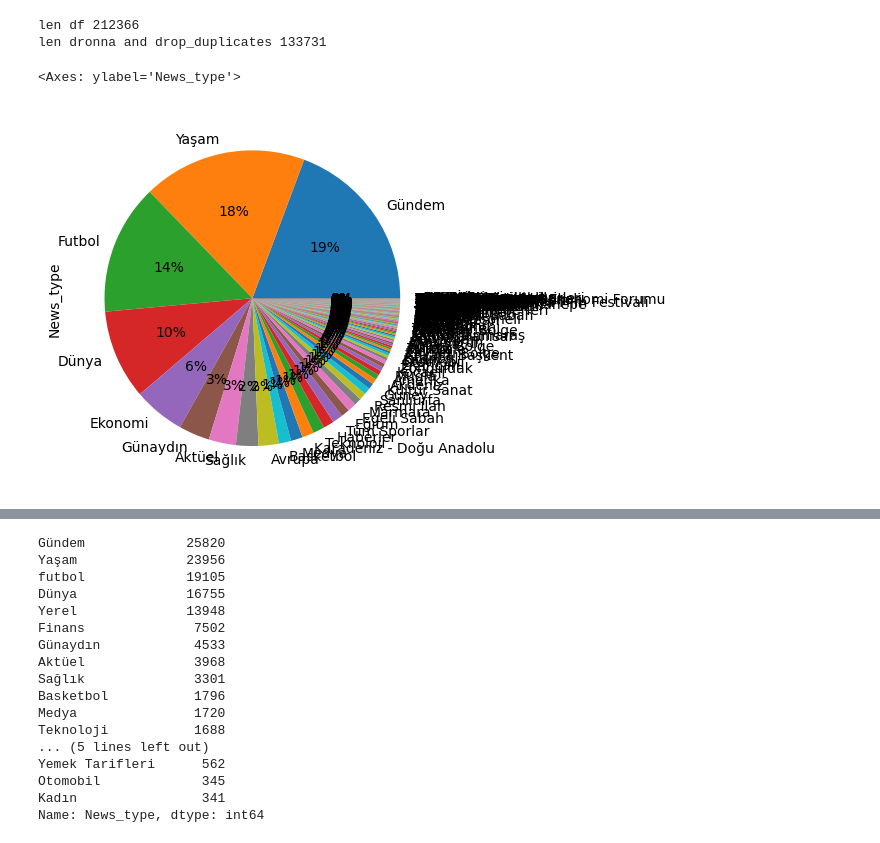
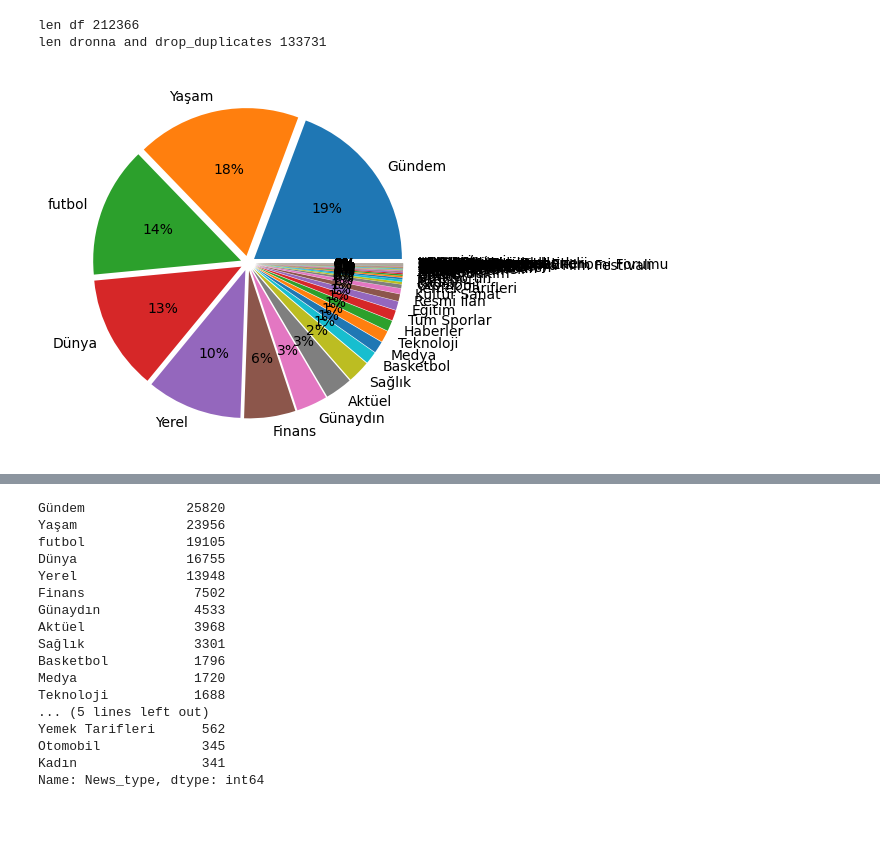
Before and after one commit to satilmiskabasakal0/NewsGeneration-NLP-, a Jupyter notebook: Preprocess-Data/preprocessing.ipynb, the cells around one changed output, grey strips where cells are left out. Cells and saved outputs as stored; diff of their text form; code cells hidden in the pictures.

Commit message:
news type visualization function added

```diff
--- a/Preprocess-Data/preprocessing.ipynb
+++ b/Preprocess-Data/preprocessing.ipynb
@@ -6,7 +6,7 @@ import os
 # %%
 df_list = []
 
-data_path = '../Data/'
+data_path = '../Data/news-Data/'
 
 for path in os.listdir(data_path):
     if path.split(".")[1] == 'csv' and path != 'nanContent.csv':
@@ -66,11 +66,19 @@ df['Month'] = df['Day_month_year_hour'].apply(split_date_to_month)
 df['Day'] = df['Day_month_year_hour'].apply(split_date_to_day)
 
 df = df.drop(columns=['Day_month_year_hour'])
-# %%
-df.News_type.value_counts().plot(kind='pie', autopct='%1.f%%')
-# %% [output]
-<Axes: ylabel='News_type'>
-[figure, removed]
+# %%
+def plot_type(data, explode):
+    explodes = ([explode for i in range(len(set(data)))])
+    value_counts = data.value_counts()
+    labels = value_counts.index
+    values = value_counts.values
+
+    plt.pie(values, labels=labels, autopct='%1.f%%', explode=explodes)
+    plt.show()
+# %%
+plot_type(df['News_type'], explode=0.05)
+# %% [output]
+[figure, added]
 # %%
 def categorize_news_type(news_type, types_list, return_type):
     if news_type in types_list:
```
Also changed, not shown: parts of 3 cells of this notebook.
